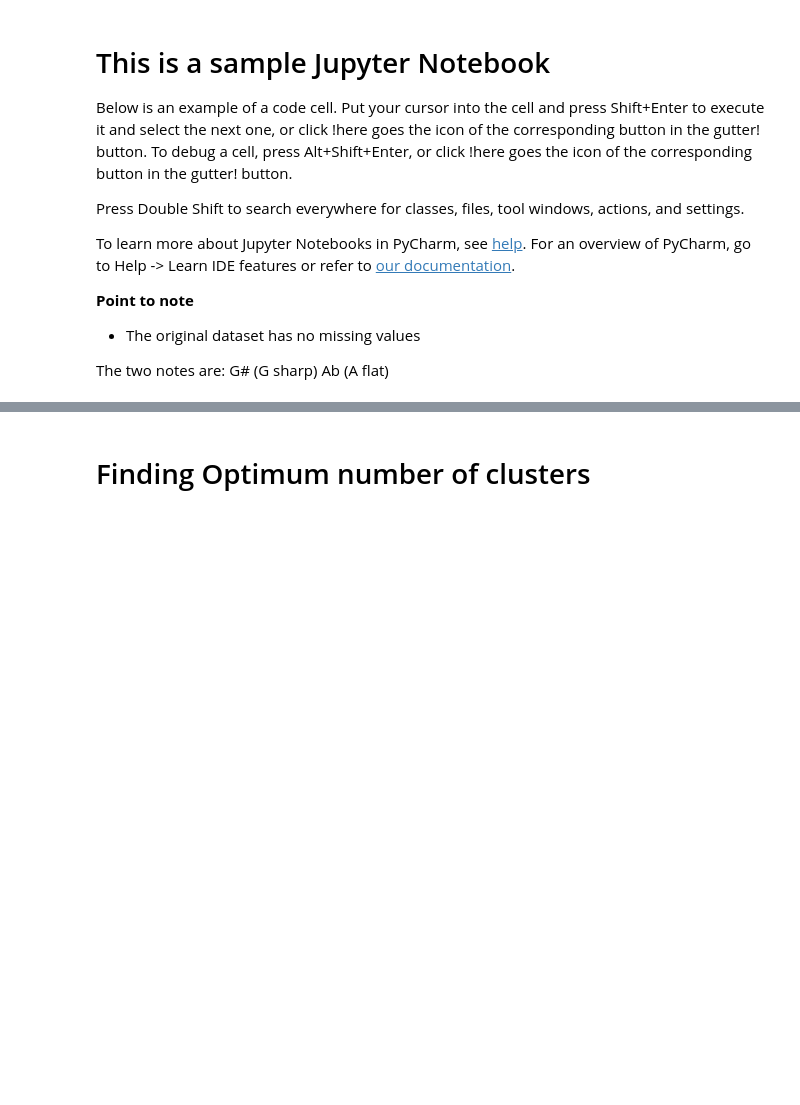
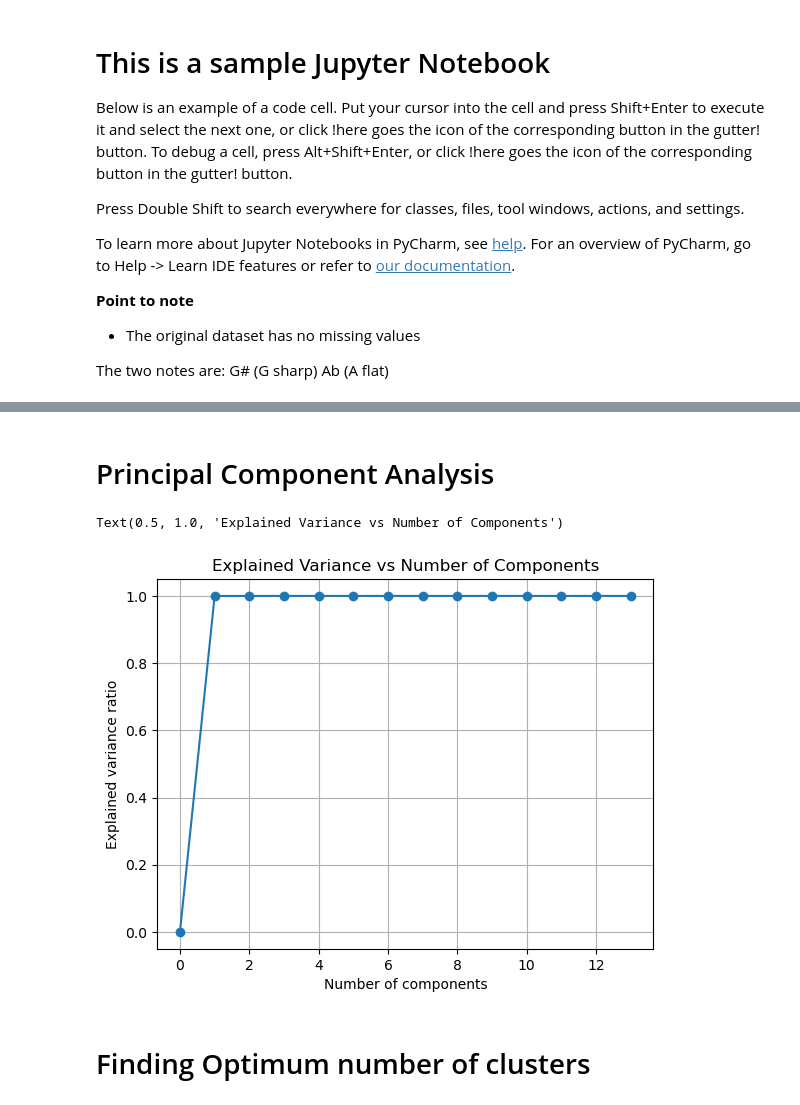
Before and after one commit to samuel23taku/ML-Spotify-Songs-Clustering, a Jupyter notebook: sample.ipynb, the cells around one changed output, grey strips where cells are left out. Saved outputs shown, nothing was run; the diff lists cells and outputs as text; code cells hidden in the pictures; blank space fills up the shorter version.

```diff
--- a/sample.ipynb
+++ b/sample.ipynb
@@ -94,3 +81,23 @@ dtype: float64
+# %% [markdown]
+# Principal Component Analysis
+# %%
+from sklearn.decomposition import PCA
+
+values = np.arange(14)
+n_components_explained_variance = []
+for item in values:
+    pca = PCA(n_components=item) # return top 2 eigenVectors
+    pca.fit_transform(training_data)
+    n_components_explained_variance.append(pca.explained_variance_ratio_.sum())
+
+plt.grid()
+plt.xlabel("Number of components")
+plt.ylabel("Explained variance ratio")
+plt.plot(values,n_components_explained_variance,marker="o")
+plt.title("Explained Variance vs Number of Components")
+# %% [output]
+Text(0.5, 1.0, 'Explained Variance vs Number of Components')
+[figure, added]
 # %% [markdown]
 # Finding Optimum number of clusters
 # %%
```
Also changed, not shown: parts of 2 cells of this notebook.
